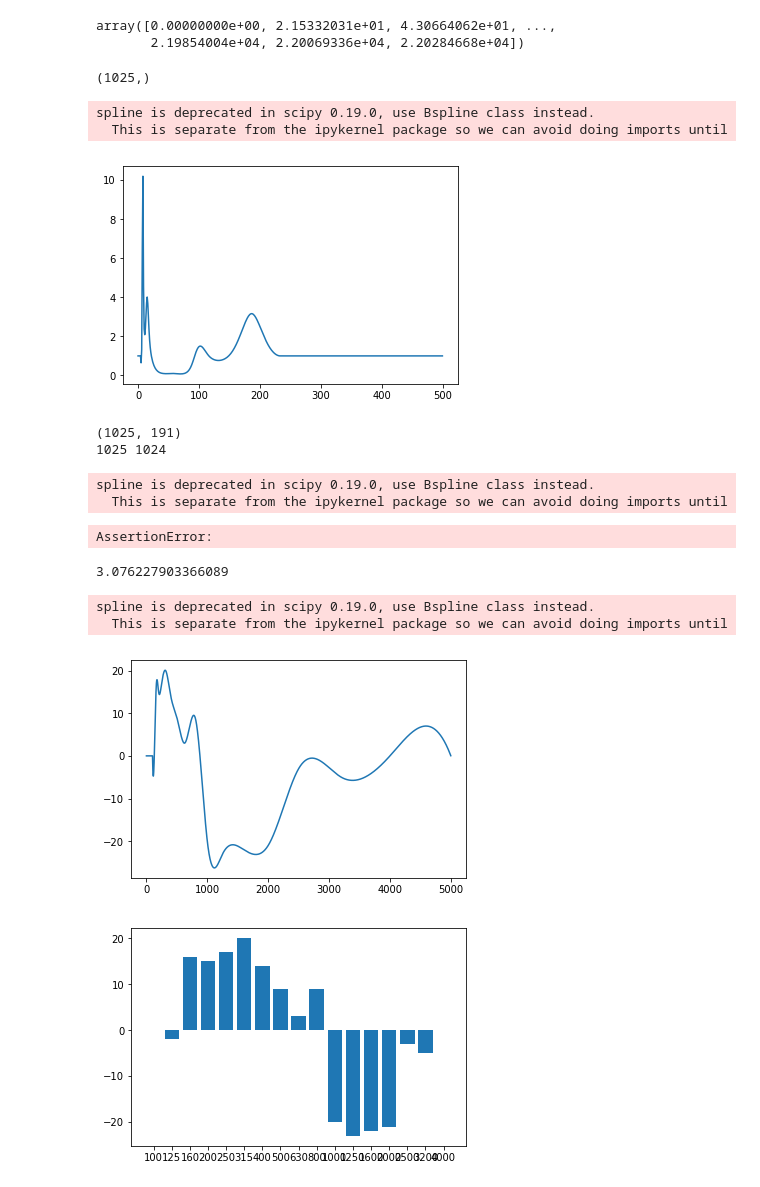
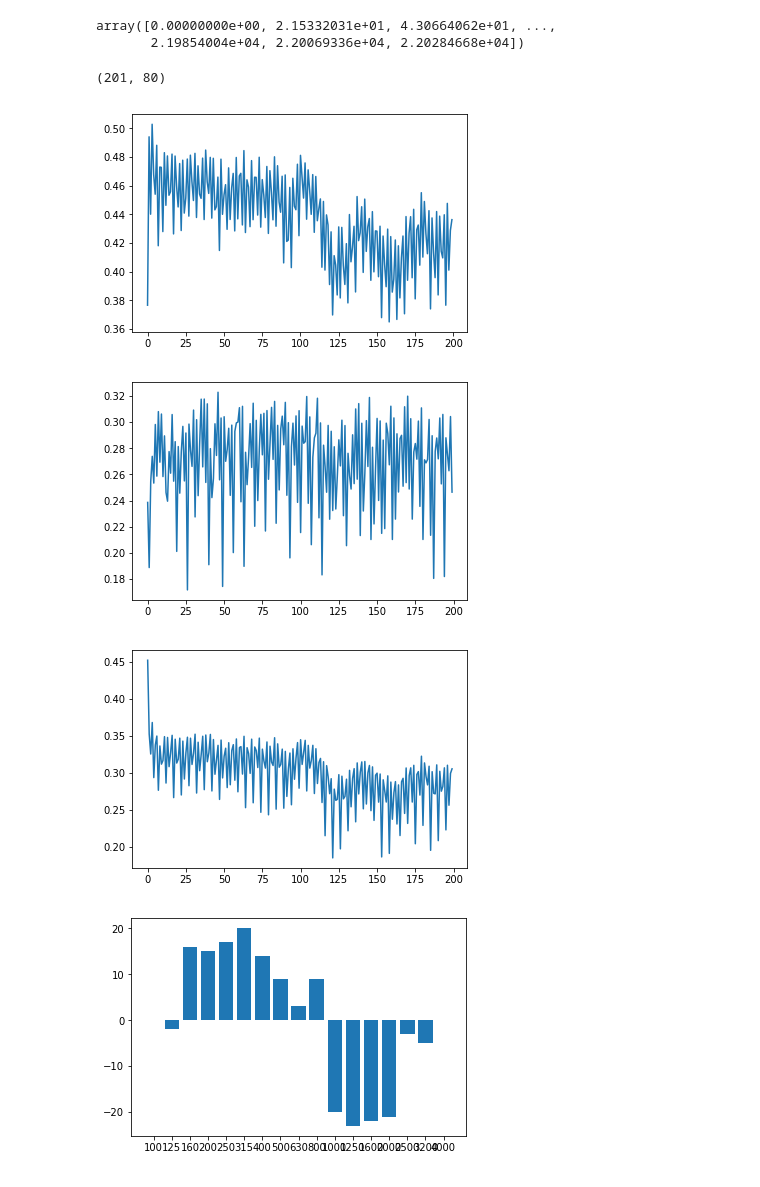
Before and after one commit to BeyondCloud/FUJI_Graphic_EQ, a Jupyter notebook: Bandpass_filter.ipynb, the cells around one changed output. Saved outputs shown, nothing was run; the diff lists cells and outputs as text; code cells hidden in the pictures.

```diff
--- a/Bandpass_filter.ipynb
+++ b/Bandpass_filter.ipynb
@@ -35,53 +127,24 @@ np.fft.fftfreq(2048, d=1/fs)[:int(2048/2)]
 # %% [output]
 array([0.00000000e+00, 2.15332031e+01, 4.30664062e+01, ...,
        2.19854004e+04, 2.20069336e+04, 2.20284668e+04])
-# %%
-def get_curve(nfft = 2048,kernel = a2i):
-    freq_X = np.fft.fftfreq(nfft, d=1/fs)[:int(nfft/2)+1]
-    curve = scipy.interpolate.spline(EQ_f_tbl,kernel,freq_X)
-    return db2amp(curve)
-curve = get_curve(2048,a2i)
-print(curve.shape)
-plt.plot(curve[:500])
-plt.show()
-# %% [output]
-(1025,)
-spline is deprecated in scipy 0.19.0, use Bspline class instead.
-  This is separate from the ipykernel package so we can avoid doing imports until
-[figure, removed]
-# %%
-x,fs = sf.read('my_a.wav')
-frame_period = 10
-X = librosa.stft(x,n_fft=2048, hop_length=int(44100/(1000/frame_period)))
-print(X.shape)
-absX = np.abs(X)
-phaX = X/absX
-curve = get_curve(2048,a2i)
-absX = modify_specEnv(absX,curve)
-
-xx = librosa.istft(absX*phaX,hop_length=int(44100/(1000/frame_period)))
-sf.write('foo.wav', xx, fs)
-my_util.wavPlayer('./foo.wav')
-# %% [output]
-(1025, 191)
-1025 1024
-spline is deprecated in scipy 0.19.0, use Bspline class instead.
-  This is separate from the ipykernel package so we can avoid doing imports until
-AssertionError:
-# %%
-np.angle(X[2,2])
-# %% [output]
-3.076227903366089
-# %%
-import scipy
-test = range(0,5000)
-curve = scipy.interpolate.spline(EQ_f_tbl,a2u,test)
-plt.plot(curve)
-plt.show()
-# %% [output]
-spline is deprecated in scipy 0.19.0, use Bspline class instead.
-  This is separate from the ipykernel package so we can avoid doing imports until
-[figure, removed]
+# %%
+mel= audio.melspectrogram(x).astype(np.float32).T
+mel_i= audio.melspectrogram(xi).astype(np.float32).T
+
+print(mel.shape)
+plt.plot(mel[:200,10])
+plt.show()
+plt.plot(mel_i[:200,10])
+plt.show()
+foo,fs = sf.read('foo.wav')
+foo_i= audio.melspectrogram(foo).astype(np.float32).T
+plt.plot(foo_i[:200,10])
+plt.show()
+# %% [output]
+(201, 80)
+[figure, added]
+[figure, added]
+[figure, added]
 # %%
 import numpy as np
 import matplotlib.pyplot as plt
```
Also changed, not shown: parts of 8 cells of this notebook.
